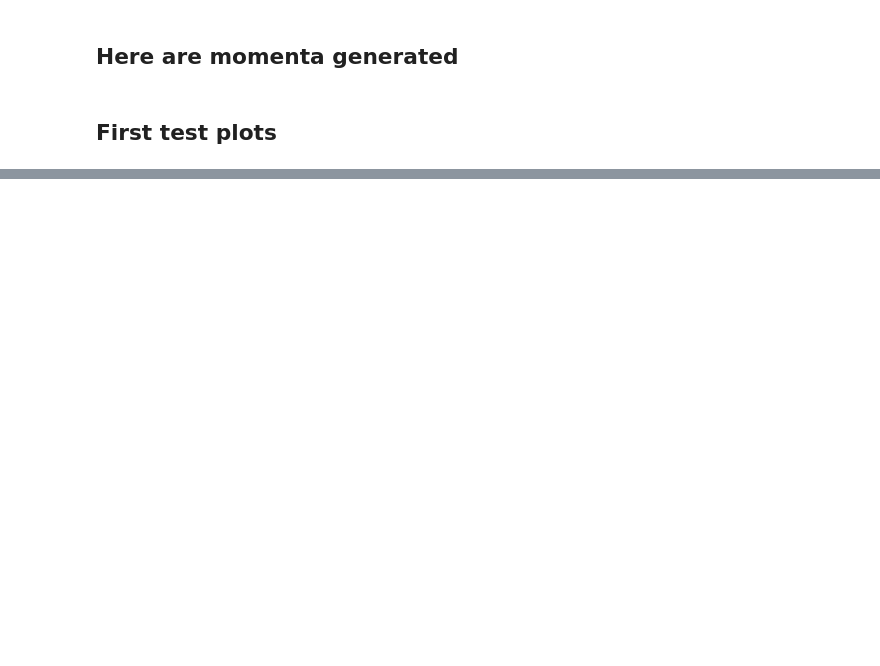
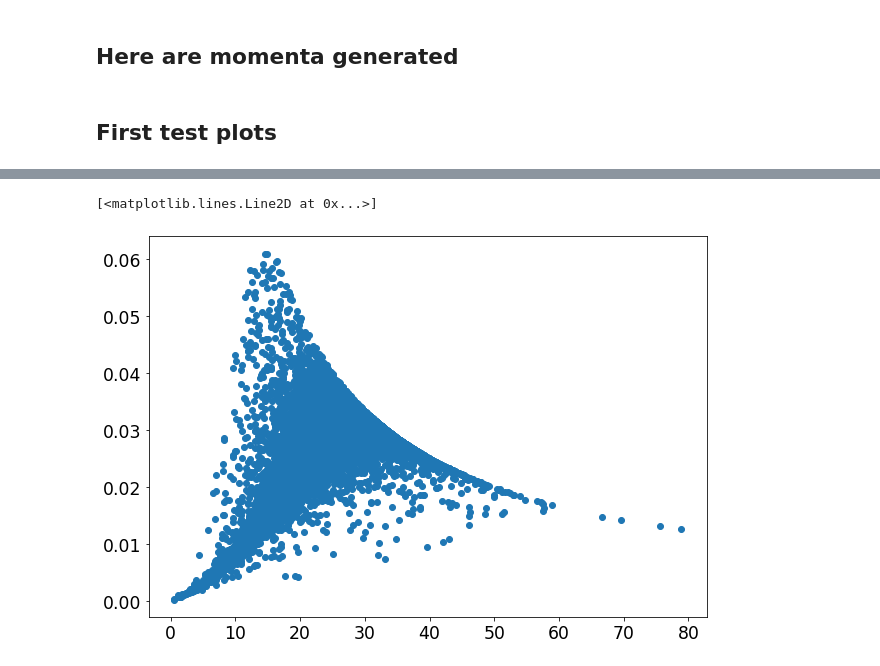
Before and after one commit to draczew23/MPPE_homeworks, a Jupyter notebook: hom1.ipynb, the cells around one changed output, grey strips where cells are left out. Saved outputs shown, nothing was run; the diff lists cells and outputs as text; code cells hidden in the pictures; blank space fills up the shorter version.

```diff
--- a/hom1.ipynb
+++ b/hom1.ipynb
@@ -200,0 +202,24 @@ Wall time: 313 ms
+# %%
+b = -cosTheta * invdpTcosTheta
+
+# Here I create probability distribution of cosTheta
+(counts, bins) = np.histogram(cosTheta, bins=100)
+sumcos = np.sum(cosTheta)
+normalizaiton = 1 / sumcos
+
+normar = np.ones(len(b)) * normalizaiton
+
+# r = plt.hist(b, bins=100, weights=normar)
+pT_dist = b
+pT_dist = np.where(pT_dist<0.08, pT_dist, 0)
+
+plt.plot(pTnew, b, 'o')
+
+# plt.plot(pTnew, r[1])
+
+# axes[1,0].hist(bins[:-1], bins, weights=normalizaiton*counts, label="electrons");
+# axes[1,0].set_xlabel(r"$\cos(\theta)$")
+# axes[1,0].set_ylabel("probability density")
+# %% [output]
+[<matplotlib.lines.Line2D at 0x...>]
+[figure, added]
```
Also changed, not shown: parts of 5 cells of this notebook, 1 other file.
